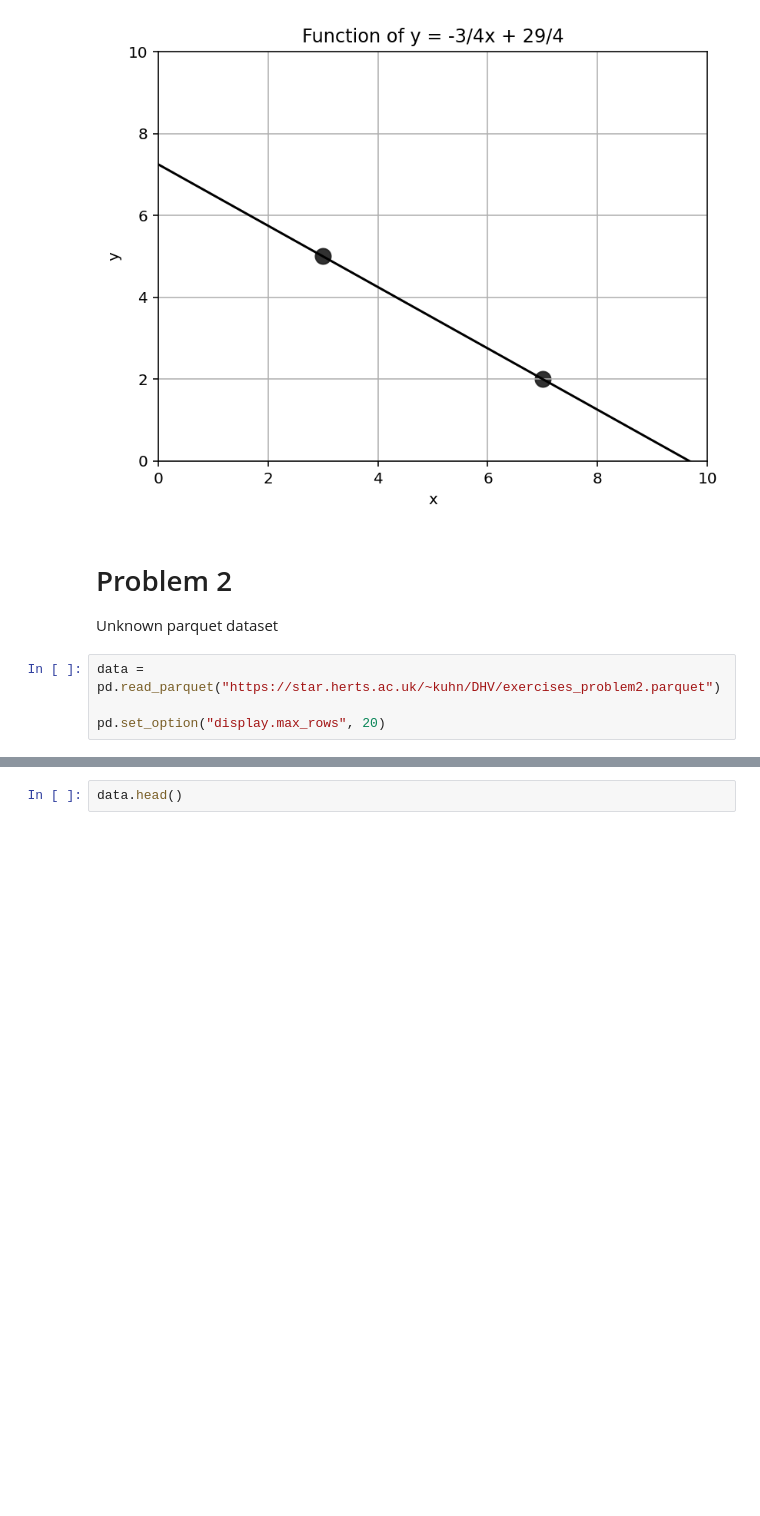
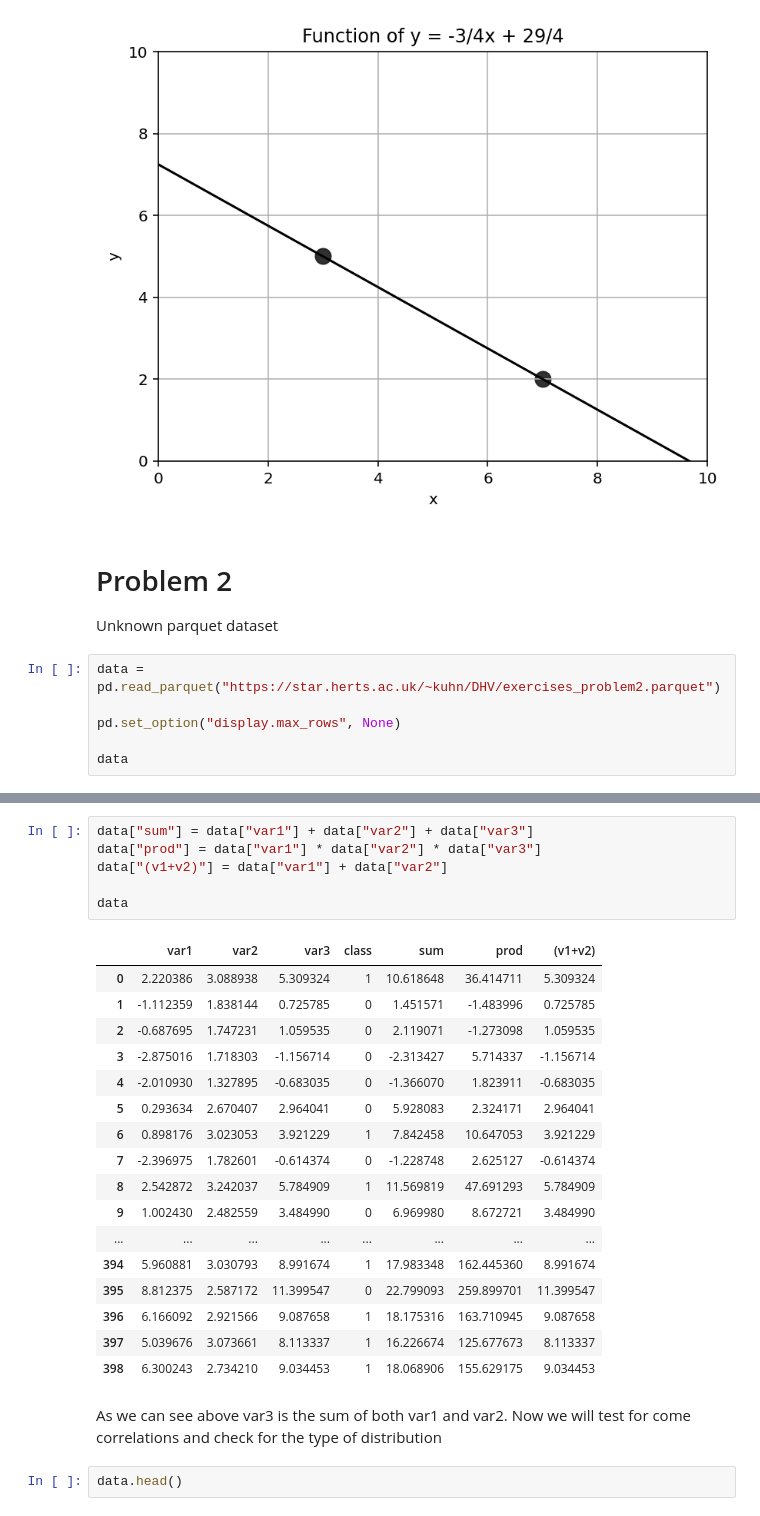
Before and after one commit to AgVicCodes/DHVA1, a Jupyter notebook: Assignment1.ipynb, the cells around one changed output, grey strips where cells are left out. Drawn from its saved outputs; the diff is of its cells as text; blank space fills up the shorter version.

```diff
--- a/Assignment1.ipynb
+++ b/Assignment1.ipynb
@@ -74,4 +74,6 @@ Unknown parquet dataset
 # %%
 data = pd.read_parquet("https://star.herts.ac.uk/~kuhn/DHV/exercises_problem2.parquet")
 
-pd.set_option("display.max_rows", 20)
+pd.set_option("display.max_rows", None)
+
+data
@@ -78,3 +102,29 @@ pd.set_option("display.max_rows", 20)
+# %%
+data["sum"] = data["var1"] + data["var2"] + data["var3"]
+data["prod"] = data["var1"] * data["var2"] * data["var3"]
+data["(v1+v2)"] = data["var1"] + data["var2"]
+
+data
+# %% [output]
+|  | var1 | var2 | var3 | class | sum | prod | (v1+v2) |
+| 0 | 2.220386 | 3.088938 | 5.309324 | 1 | 10.618648 | 36.414711 | 5.309324 |
+| 1 | -1.112359 | 1.838144 | 0.725785 | 0 | 1.451571 | -1.483996 | 0.725785 |
+| 2 | -0.687695 | 1.747231 | 1.059535 | 0 | 2.119071 | -1.273098 | 1.059535 |
+| 3 | -2.875016 | 1.718303 | -1.156714 | 0 | -2.313427 | 5.714337 | -1.156714 |
+| 4 | -2.010930 | 1.327895 | -0.683035 | 0 | -1.366070 | 1.823911 | -0.683035 |
+| 5 | 0.293634 | 2.670407 | 2.964041 | 0 | 5.928083 | 2.324171 | 2.964041 |
+| 6 | 0.898176 | 3.023053 | 3.921229 | 1 | 7.842458 | 10.647053 | 3.921229 |
+| 7 | -2.396975 | 1.782601 | -0.614374 | 0 | -1.228748 | 2.625127 | -0.614374 |
+| 8 | 2.542872 | 3.242037 | 5.784909 | 1 | 11.569819 | 47.691293 | 5.784909 |
+| 9 | 1.002430 | 2.482559 | 3.484990 | 0 | 6.969980 | 8.672721 | 3.484990 |
+| ... | ... | ... | ... | ... | ... | ... | ... |
+| 394 | 5.960881 | 3.030793 | 8.991674 | 1 | 17.983348 | 162.445360 | 8.991674 |
+| 395 | 8.812375 | 2.587172 | 11.399547 | 0 | 22.799093 | 259.899701 | 11.399547 |
+| 396 | 6.166092 | 2.921566 | 9.087658 | 1 | 18.175316 | 163.710945 | 9.087658 |
+| 397 | 5.039676 | 3.073661 | 8.113337 | 1 | 16.226674 | 125.677673 | 8.113337 |
+| 398 | 6.300243 | 2.734210 | 9.034453 | 1 | 18.068906 | 155.629175 | 9.034453 |
+# %% [markdown]
+As we can see above var3 is the sum of both var1 and var2. Now we will test for come correlations and check for the type of distribution
 # %%
 data.head()
 # %% [output]
```
Also changed, not shown: parts of 7 cells of this notebook.
